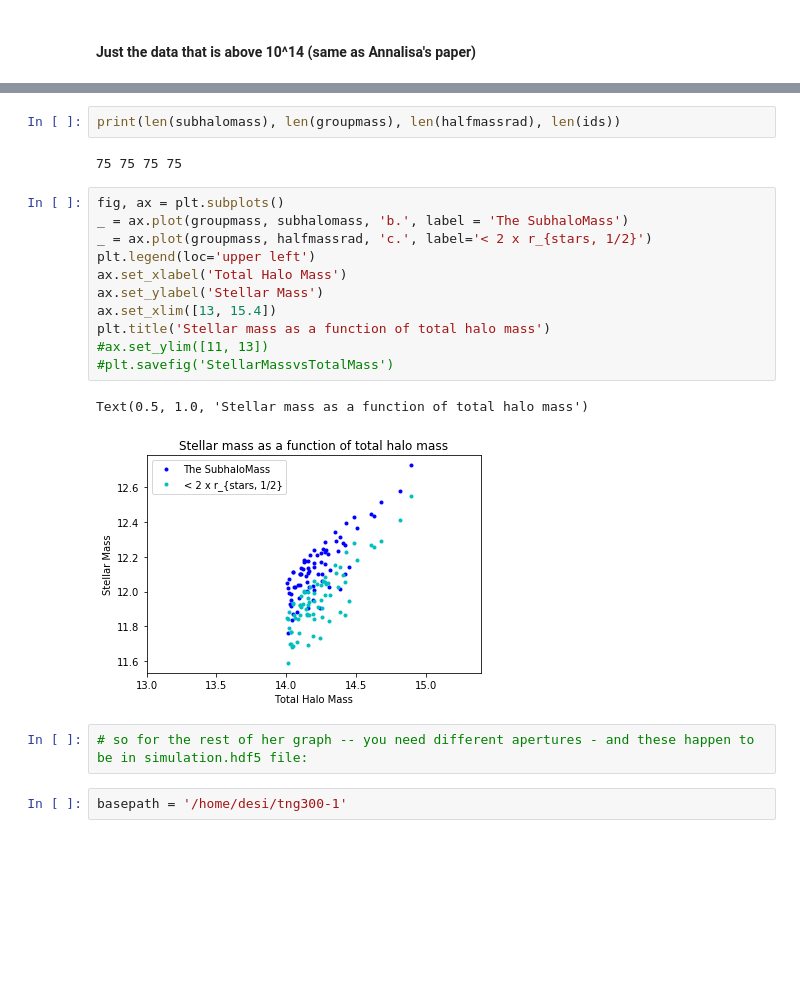
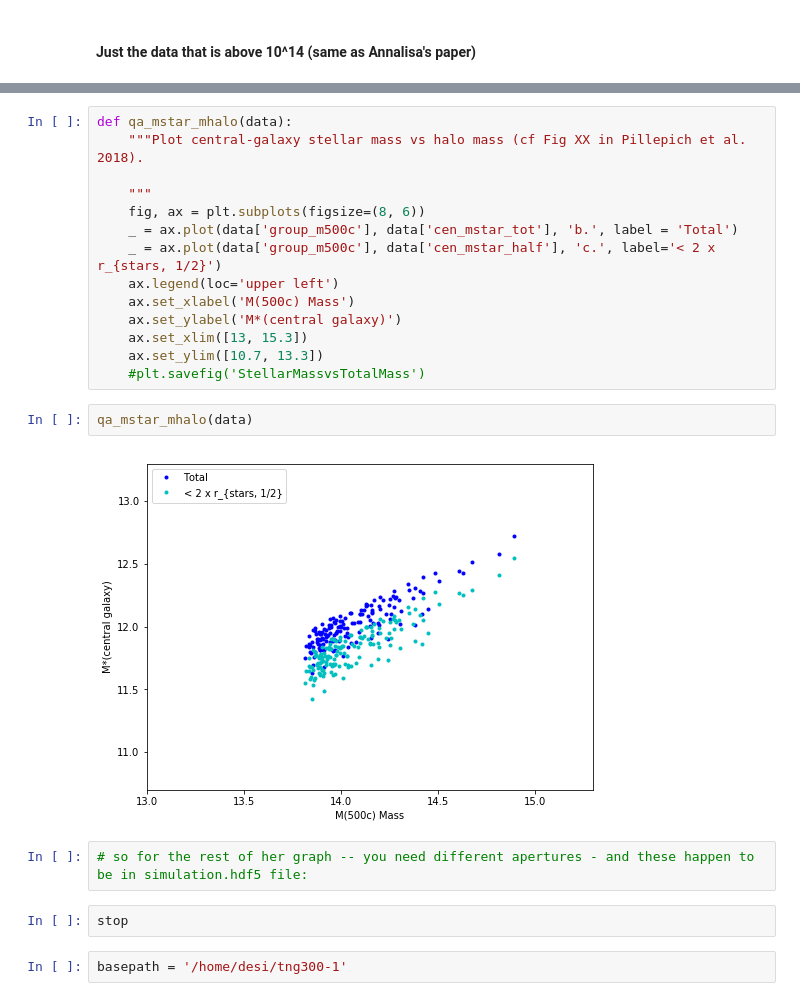
Before and after one commit to moustakas/legacyhalos, a Jupyter notebook: doc/illustris/Profiles_TNG300.ipynb, the cells around one changed output, grey strips where cells are left out. Cells and saved outputs as stored; diff of their text form; blank space fills up the shorter version.

```diff
--- a/doc/illustris/Profiles_TNG300.ipynb
+++ b/doc/illustris/Profiles_TNG300.ipynb
@@ -210,23 +212,25 @@ for ig in igroup:
-# %%
-print(len(subhalomass), len(groupmass), len(halfmassrad), len(ids))
-# %% [output]
-75 75 75 75
 # %%
-fig, ax = plt.subplots()
-_ = ax.plot(groupmass, subhalomass, 'b.', label = 'The SubhaloMass')
-_ = ax.plot(groupmass, halfmassrad, 'c.', label='< 2 x r_{stars, 1/2}')
-plt.legend(loc='upper left')
-ax.set_xlabel('Total Halo Mass')
-ax.set_ylabel('Stellar Mass')
-ax.set_xlim([13, 15.4])
-plt.title('Stellar mass as a function of total halo mass')
-#ax.set_ylim([11, 13])
-#plt.savefig('StellarMassvsTotalMass')
+def qa_mstar_mhalo(data):
+    """Plot central-galaxy stellar mass vs halo mass (cf Fig XX in Pillepich et al. 2018).
+
+    """
+    fig, ax = plt.subplots(figsize=(8, 6))
+    _ = ax.plot(data['group_m500c'], data['cen_mstar_tot'], 'b.', label = 'Total')
+    _ = ax.plot(data['group_m500c'], data['cen_mstar_half'], 'c.', label='< 2 x r_{stars, 1/2}')
+    ax.legend(loc='upper left')
+    ax.set_xlabel('M(500c) Mass')
+    ax.set_ylabel('M*(central galaxy)')
+    ax.set_xlim([13, 15.3])
+    ax.set_ylim([10.7, 13.3])
+    #plt.savefig('StellarMassvsTotalMass')
-# %% [output]
-Text(0.5, 1.0, 'Stellar mass as a function of total halo mass')
-[figure, removed]
+# %%
+qa_mstar_mhalo(data)
+# %% [output]
+[figure, added]
 # %%
 # so for the rest of her graph -- you need different apertures - and these happen to be in simulation.hdf5 file:
+# %%
+stop
 # %%
 basepath = '/home/desi/tng300-1'
 # %%
```
Also changed, not shown: parts of 23 cells of this notebook.
